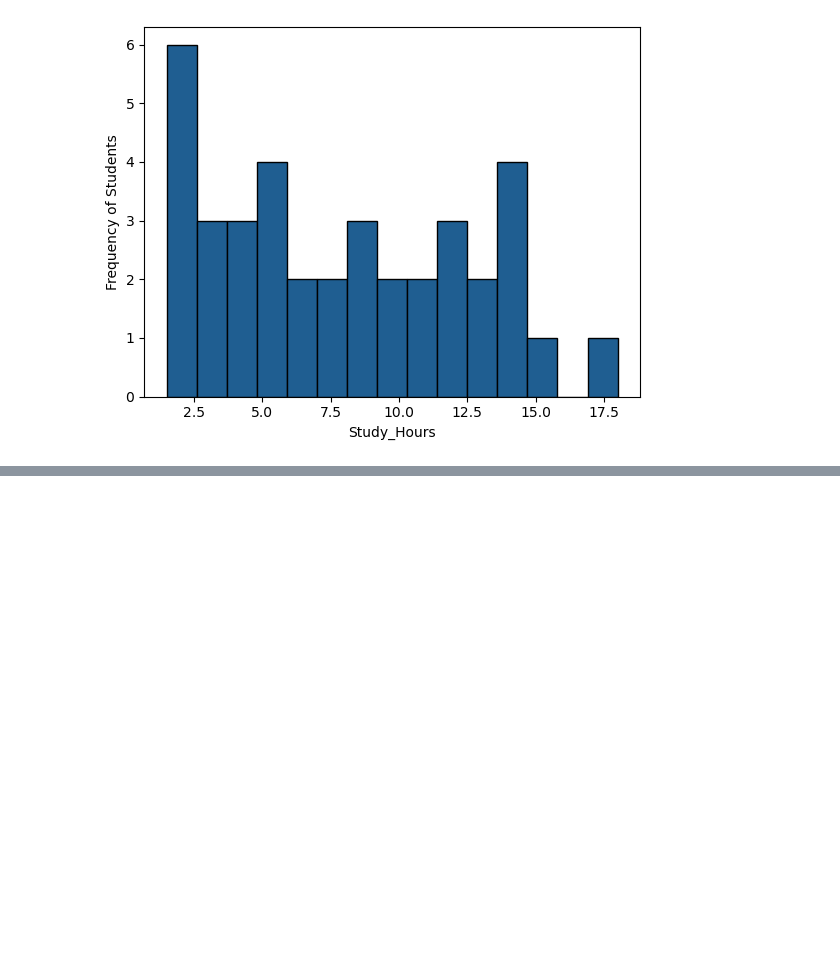
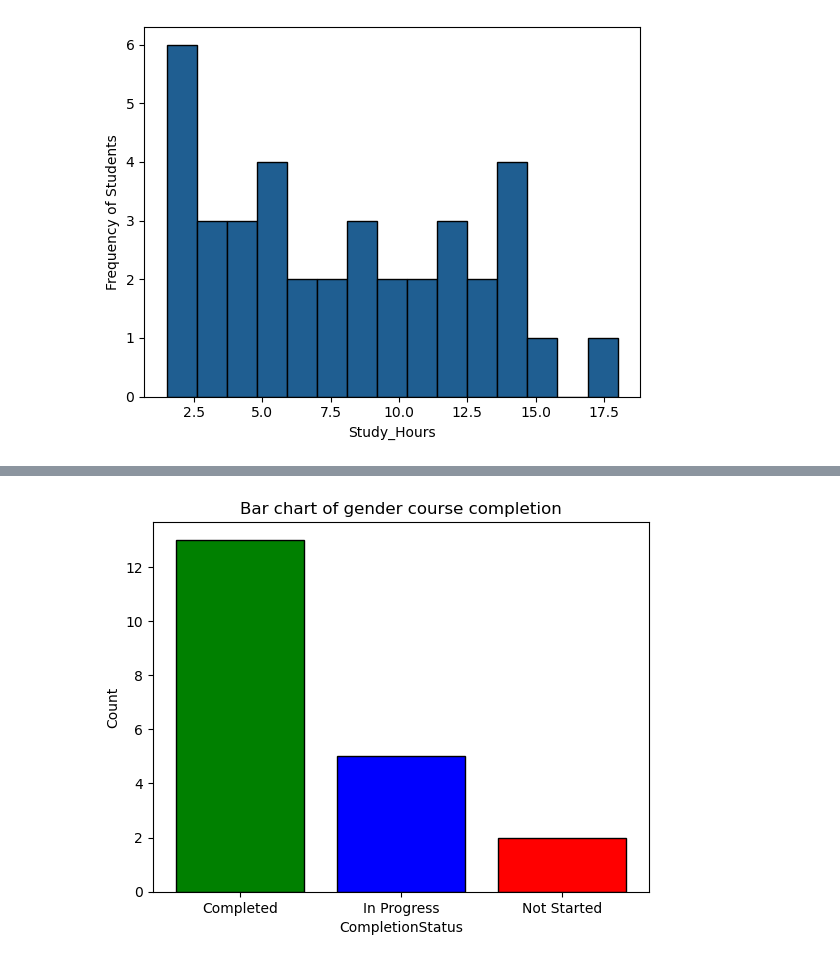
Before and after one commit to hasibprangon/data-visualization-with-matplotlib-p-1, a Jupyter notebook: module-13.ipynb, the cells around one changed output, grey strips where cells are left out. Cells and saved outputs as stored; diff of their text form; code cells hidden in the pictures; blank space fills up the shorter version.

```diff
--- a/module-13.ipynb
+++ b/module-13.ipynb
@@ -192,0 +234,6 @@ plt.hist(students['Study_Hour'], bins= 15,color= '#1f5e91', edgecolor= 'black')
+# %%
+# Bar chart on real data
+
+df = pd.read_csv('student_data (1).csv')
+
+df
@@ -192,0 +258,11 @@ plt.hist(students['Study_Hour'], bins= 15,color= '#1f5e91', edgecolor= 'black')
+# %%
+status = df.groupby('CompletionStatus').size()
+plt.xlabel('CompletionStatus')
+plt.ylabel('Count')
+plt.title('Bar chart of gender course completion')
+
+plt.bar(status.index, status.values, color= ['green', 'blue', 'red'], edgecolor= 'black')
+
+plt.show()
+# %% [output]
+[figure, added]
```
Also changed, not shown: parts of 7 cells of this notebook, 1 other file.
